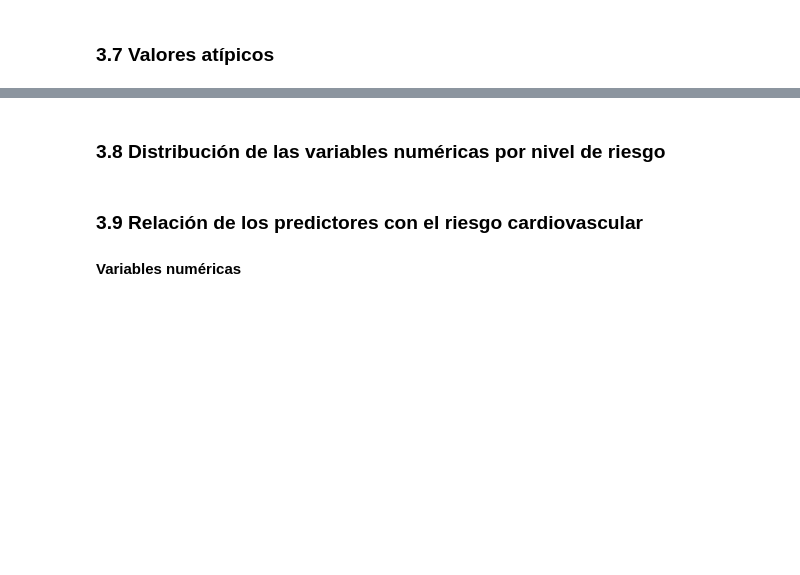
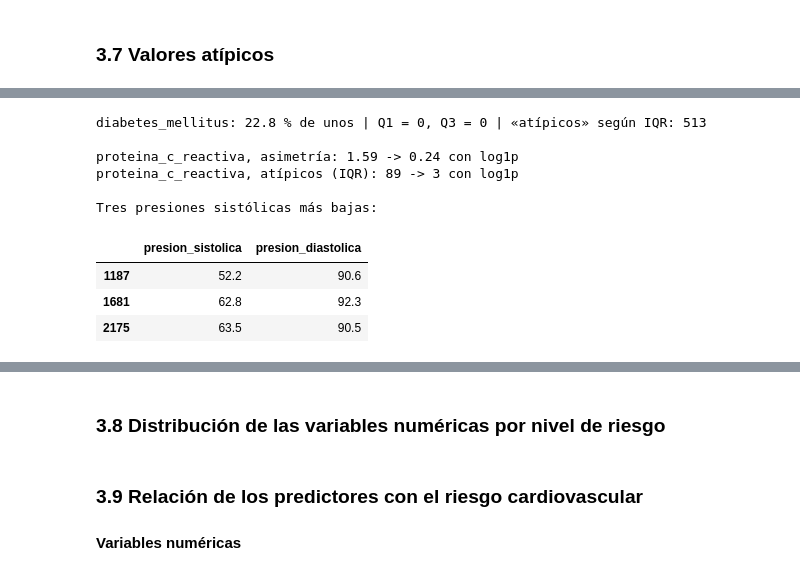
Before and after one commit to csm8-um/MasterIA-ML01, a Jupyter notebook: notebooks/Tarea1_ML.ipynb, the cells around one changed output, grey strips where cells are left out. Drawn from its saved outputs; the diff is of its cells as text; code cells hidden in the pictures; blank space fills up the shorter version.

```diff
--- a/notebooks/Tarea1_ML.ipynb
+++ b/notebooks/Tarea1_ML.ipynb
@@ -1240 +1323,27 @@ sns.pairplot(df[variables_clave], hue="riesgo_cardiovascular", height = 2, palet
+# %%
+# 1) Por qué el criterio IQR no se aplica a las variables binarias
+col = 'diabetes_mellitus'
+print(f'{col}: {df[col].mean() * 100:.1f} % de unos | Q1 = {df[col].quantile(0.25):.0f}, '
+      f'Q3 = {df[col].quantile(0.75):.0f} | «atípicos» según IQR: {contar_atipicos_iqr(df[col])}')
+
+# 2) proteina_c_reactiva: ¿son errores o es una cola larga?
+pcr = df['proteina_c_reactiva'].dropna()
+pcr_log = np.log1p(pcr)
+print(f'\nproteina_c_reactiva, asimetría: {pcr.skew():.2f} -> {pcr_log.skew():.2f} con log1p')
+print(f'proteina_c_reactiva, atípicos (IQR): {contar_atipicos_iqr(pcr)} -> {contar_atipicos_iqr(pcr_log)} con log1p')
+
+# 3) Los tres valores más bajos de presion_sistolica
+print('\nTres presiones sistólicas más bajas:')
+display(df.nsmallest(3, 'presion_sistolica')[['presion_sistolica', 'presion_diastolica']])
+# %% [output]
+diabetes_mellitus: 22.8 % de unos | Q1 = 0, Q3 = 0 | «atípicos» según IQR: 513
+
+proteina_c_reactiva, asimetría: 1.59 -> 0.24 con log1p
+proteina_c_reactiva, atípicos (IQR): 89 -> 3 con log1p
+
+Tres presiones sistólicas más bajas:
+|  | presion_sistolica | presion_diastolica |
+| 1187 | 52.2 | 90.6 |
+| 1681 | 62.8 | 92.3 |
+| 2175 | 63.5 | 90.5 |
 # %% [markdown]
```
Also changed, not shown: parts of 21 cells of this notebook.
